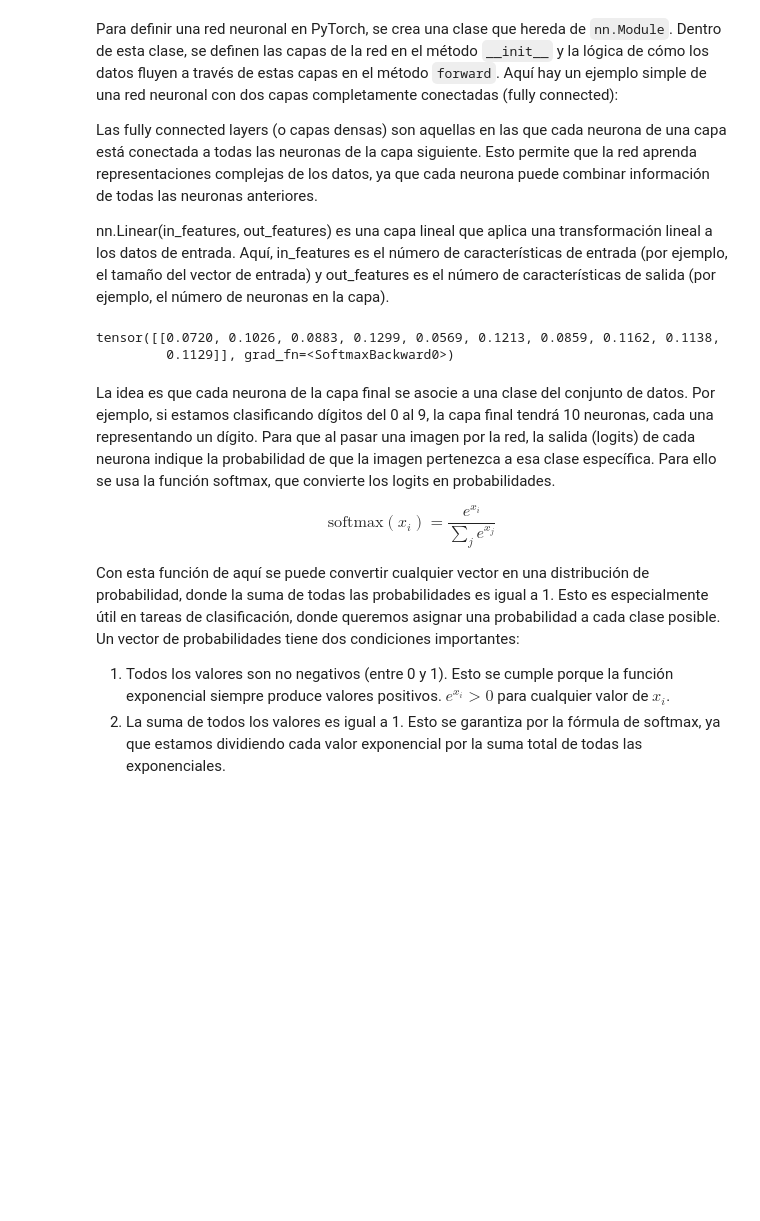
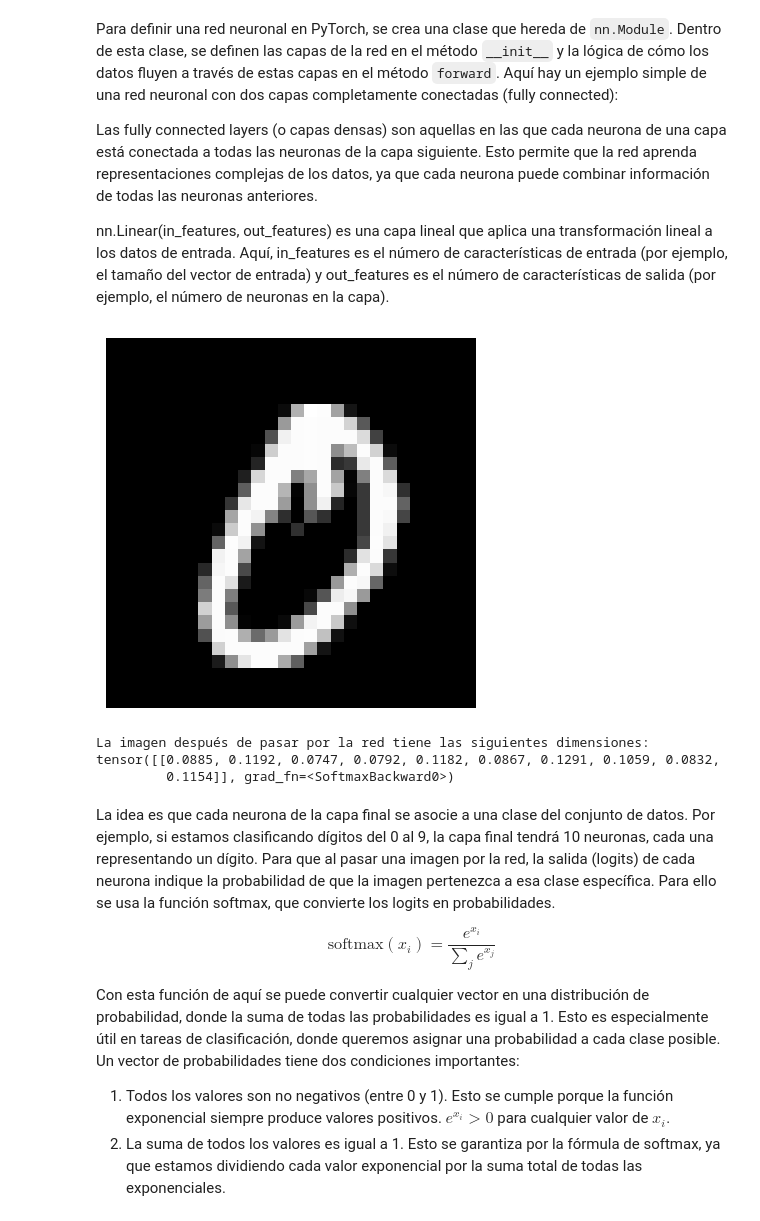
Before and after one commit to miguel-kjh/FSI, a Jupyter notebook: redes/redes_1.ipynb, the cells around one changed output. Drawn from its saved outputs; the diff is of its cells as text; code cells hidden in the pictures; blank space fills up the shorter version.

```diff
--- a/redes/redes_1.ipynb
+++ b/redes/redes_1.ipynb
@@ -157,11 +157,20 @@ class SimpleNN(nn.Module):
 # %%
 # testear la red con una imagen
 model = SimpleNN()
-output = model(images[INDEX].unsqueeze(0)) # Añadir una dimensión para el batch
+img = images[INDEX]
+# plot
+plt.imshow(img.squeeze(), cmap='gray')
+plt.axis('off')
+plt.show()
+
+output = model(images[INDEX])
+print("La imagen después de pasar por la red tiene las siguientes dimensiones:")
 print(output) # Salida de la red (logits para cada clase)
 # %% [output]
+[figure, added]
-tensor([[0.0720, 0.1026, 0.0883, 0.1299, 0.0569, 0.1213, 0.0859, 0.1162, 0.1138,
-         0.1129]], grad_fn=<SoftmaxBackward0>)
+La imagen después de pasar por la red tiene las siguientes dimensiones:
+tensor([[0.0885, 0.1192, 0.0747, 0.0792, 0.1182, 0.0867, 0.1291, 0.1059, 0.0832,
+         0.1154]], grad_fn=<SoftmaxBackward0>)
 # %% [markdown]
 La idea es que cada neurona de la capa final se asocie a una clase del conjunto de datos. Por ejemplo, si estamos clasificando dígitos del 0 al 9, la capa final tendrá 10 neuronas, cada una representando un dígito. Para que al pasar una imagen por la red, la salida (logits) de cada neurona indique la probabilidad de que la imagen pertenezca a esa clase específica. Para ello se usa la función softmax, que convierte los logits en probabilidades.
 
```
Also changed, not shown: parts of 8 cells of this notebook.
